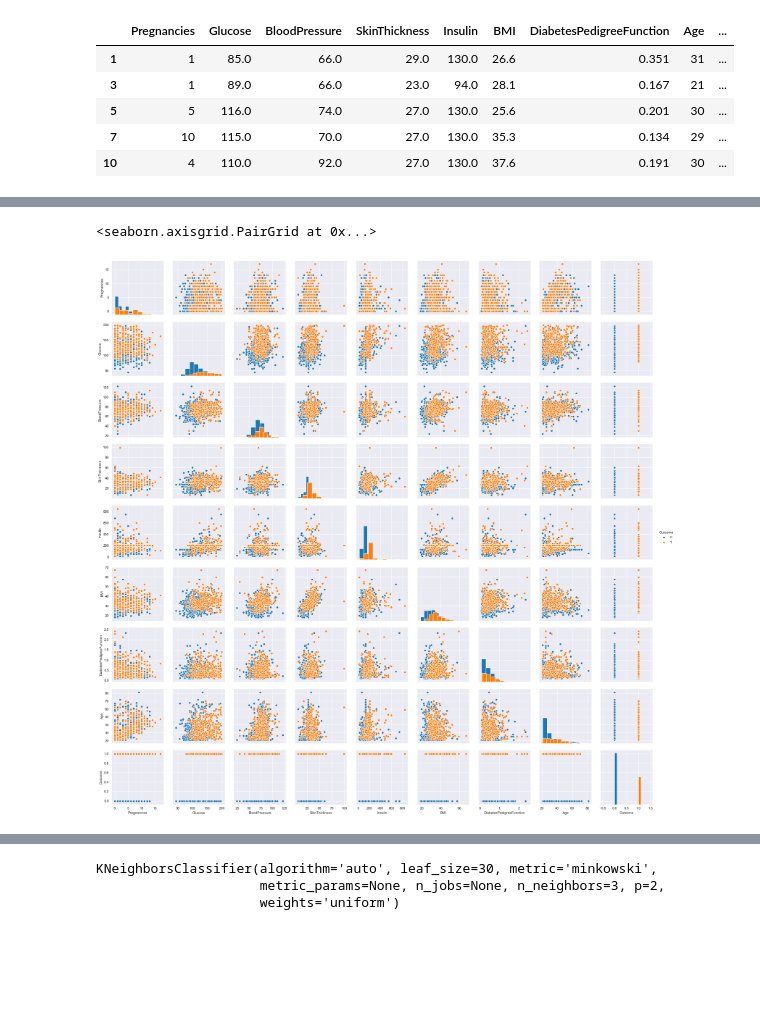
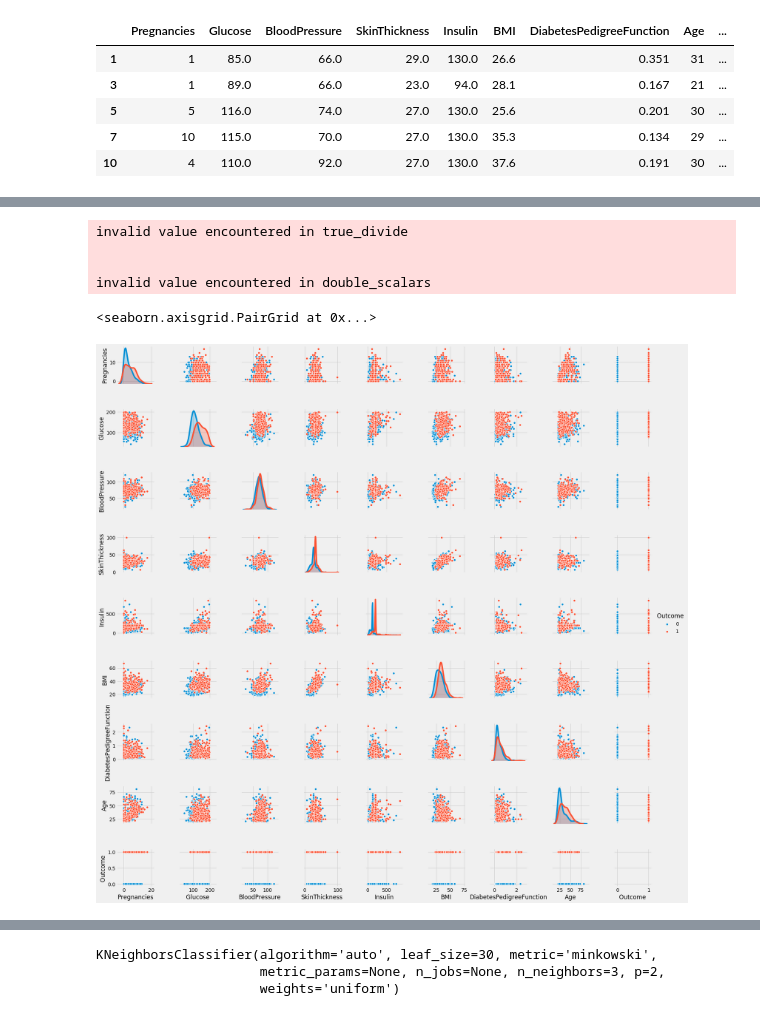
Before and after one commit to omer8/Codeacademy-Projects, a Jupyter notebook: KNN_Cat_Project.ipynb, the cells around one changed output, grey strips where cells are left out. Drawn from its saved outputs; the diff is of its cells as text; code cells hidden in the pictures; blank space fills up the shorter version.

```diff
--- a/KNN_Cat_Project.ipynb
+++ b/KNN_Cat_Project.ipynb
@@ -2,6 +2,6 @@
 import pandas as pd
 import numpy as np
 import matplotlib.pyplot as plt
+import matplotlib.style as style
 import seaborn as sns
 %matplotlib inline
-sns.set_style('darkgrid')
@@ -8,3 +12,5 @@ sns.set_style('darkgrid')
+# %%
+style.use('fivethirtyeight')
 # %%
 df = pd.read_csv(r'C:\Users\omar mohamed\Downloads\task\diabetes.csv')
 # %%
@@ -169,5 +200,9 @@ sns.heatmap(df.corr(),annot=True,yticklabels=False,cmap='BuGn')
 # %%
-sns.pairplot(df,hue='Outcome',diag_kind='hist')
+sns.pairplot(df,hue='Outcome')
 # %% [output]
-<seaborn.axisgrid.PairGrid at 0x...>
+invalid value encountered in true_divide
+
+
+invalid value encountered in double_scalars
+<seaborn.axisgrid.PairGrid at 0x...>
-[figure, old version]
+[figure, new version]
```
Also changed, not shown: parts of 44 cells of this notebook.
